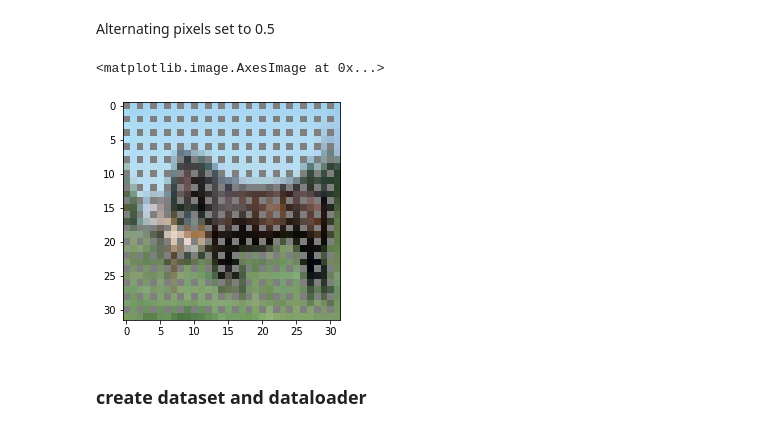
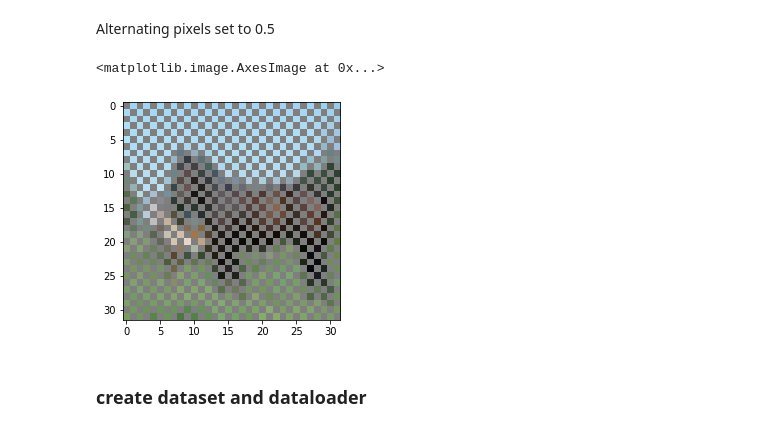
Before and after one commit to Jwalin1/Python-programs, a Jupyter notebook: Machine Learning/CIFAR_Occlu.ipynb, the cells around one changed output. Drawn from its saved outputs; the diff is of its cells as text; code cells hidden in the pictures.

```diff
--- a/Machine Learning/CIFAR_Occlu.ipynb
+++ b/Machine Learning/CIFAR_Occlu.ipynb
@@ -253,11 +255,12 @@ Alternating pixels set to 0.5
 # %%
 OcclTrain_inputs, OcclTest_inputs = np.array(train_inputs), np.array(test_inputs)
 OcclTrain_inputs[:,::2,::2] = 0.5;  OcclTest_inputs[:,::2,::2] = 0.5
+OcclTrain_inputs[:,1::2,1::2] = 0.5;  OcclTest_inputs[:,1::2,1::2] = 0.5
 
 plt.imshow(OcclTrain_inputs[12])
 # %% [output]
 <matplotlib.image.AxesImage at 0x...>
-[figure, old version]
+[figure, new version]
 # %% [markdown]
 ### create dataset and dataloader
 # %%
```
Also changed, not shown: parts of 10 cells of this notebook.
